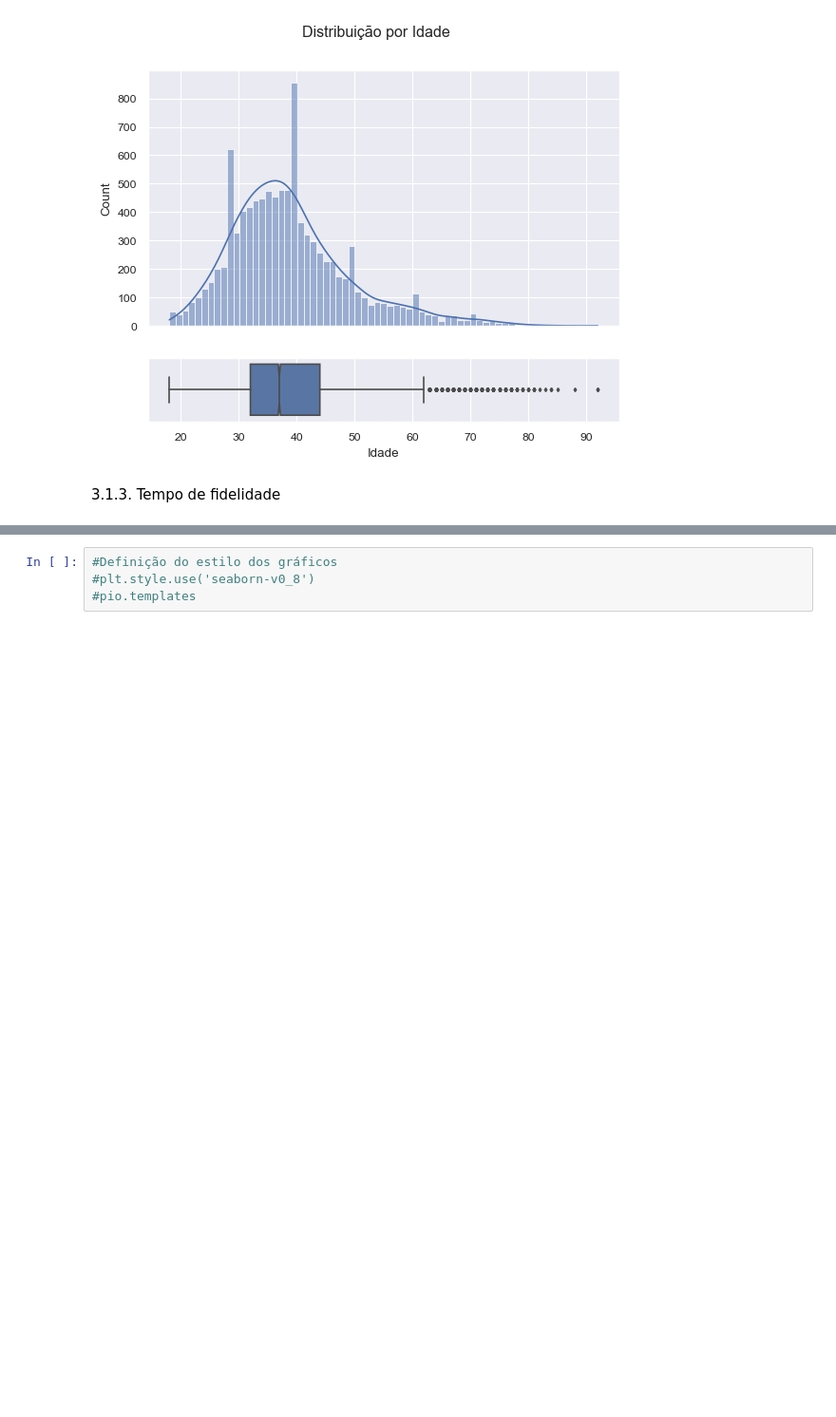
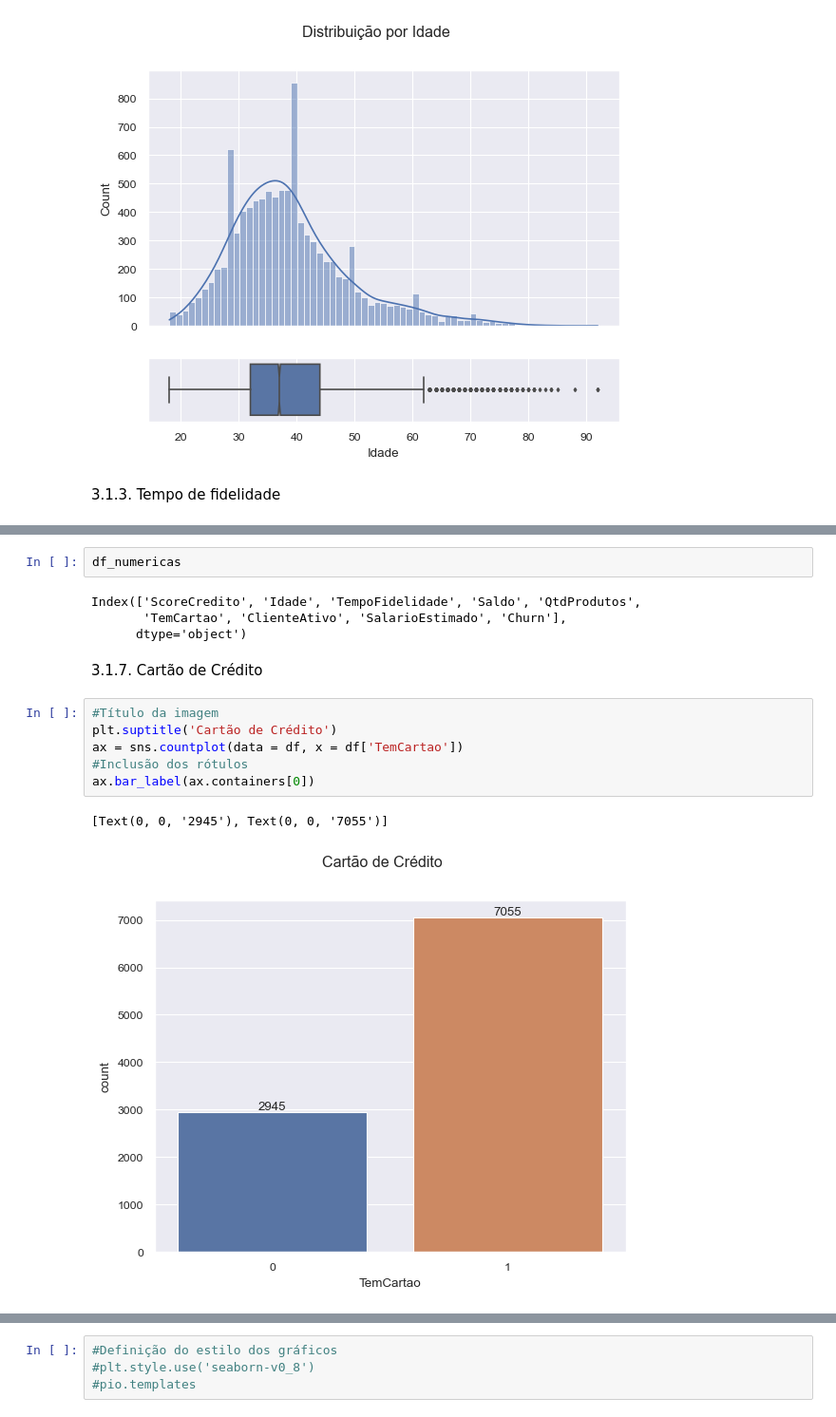
Before and after one commit to willyferreira/bank_churn, a Jupyter notebook: churn.ipynb, the cells around one changed output, grey strips where cells are left out. Shown at 95% size. Drawn from its saved outputs; the diff is of its cells as text; blank space fills up the shorter version.

```diff
--- a/churn.ipynb
+++ b/churn.ipynb
@@ -248,3 +266,20 @@ sns.boxplot(x = df.SalarioEstimado, fliersize = 2, notch = True, ax = axs[1])
 # %% [output]
 <AxesSubplot: xlabel='SalarioEstimado'>
 [figure]
+# %%
+df_numericas
+# %% [output]
+Index(['ScoreCredito', 'Idade', 'TempoFidelidade', 'Saldo', 'QtdProdutos',
+       'TemCartao', 'ClienteAtivo', 'SalarioEstimado', 'Churn'],
+      dtype='object')
+# %% [markdown]
+3.1.7. Cartão de Crédito
+# %%
+#Título da imagem
+plt.suptitle('Cartão de Crédito')
+ax = sns.countplot(data = df, x = df['TemCartao'])
+#Inclusão dos rótulos
+ax.bar_label(ax.containers[0])
+# %% [output]
+[Text(0, 0, '2945'), Text(0, 0, '7055')]
+[figure, added]
```
Also changed, not shown: parts of 18 cells of this notebook.
